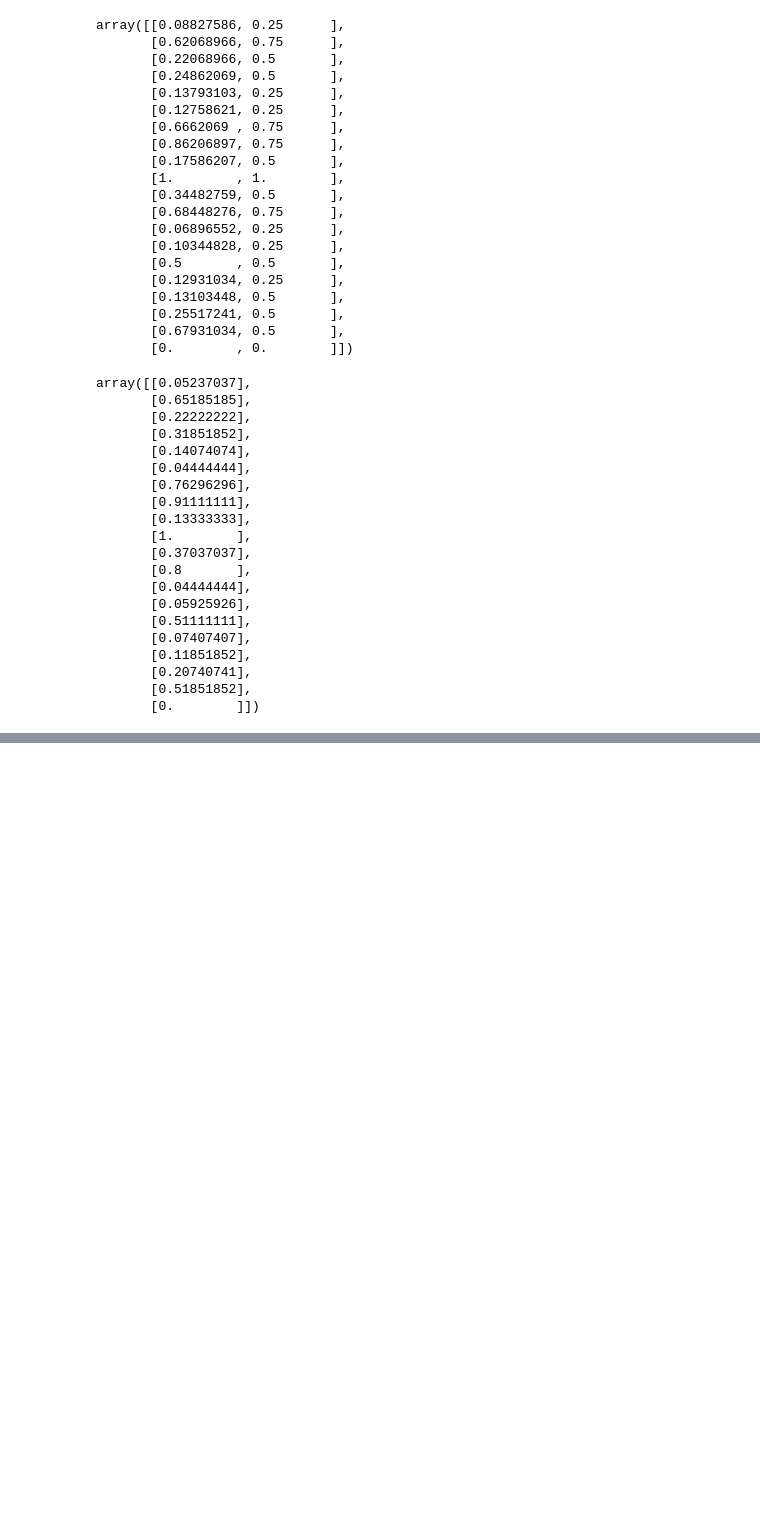
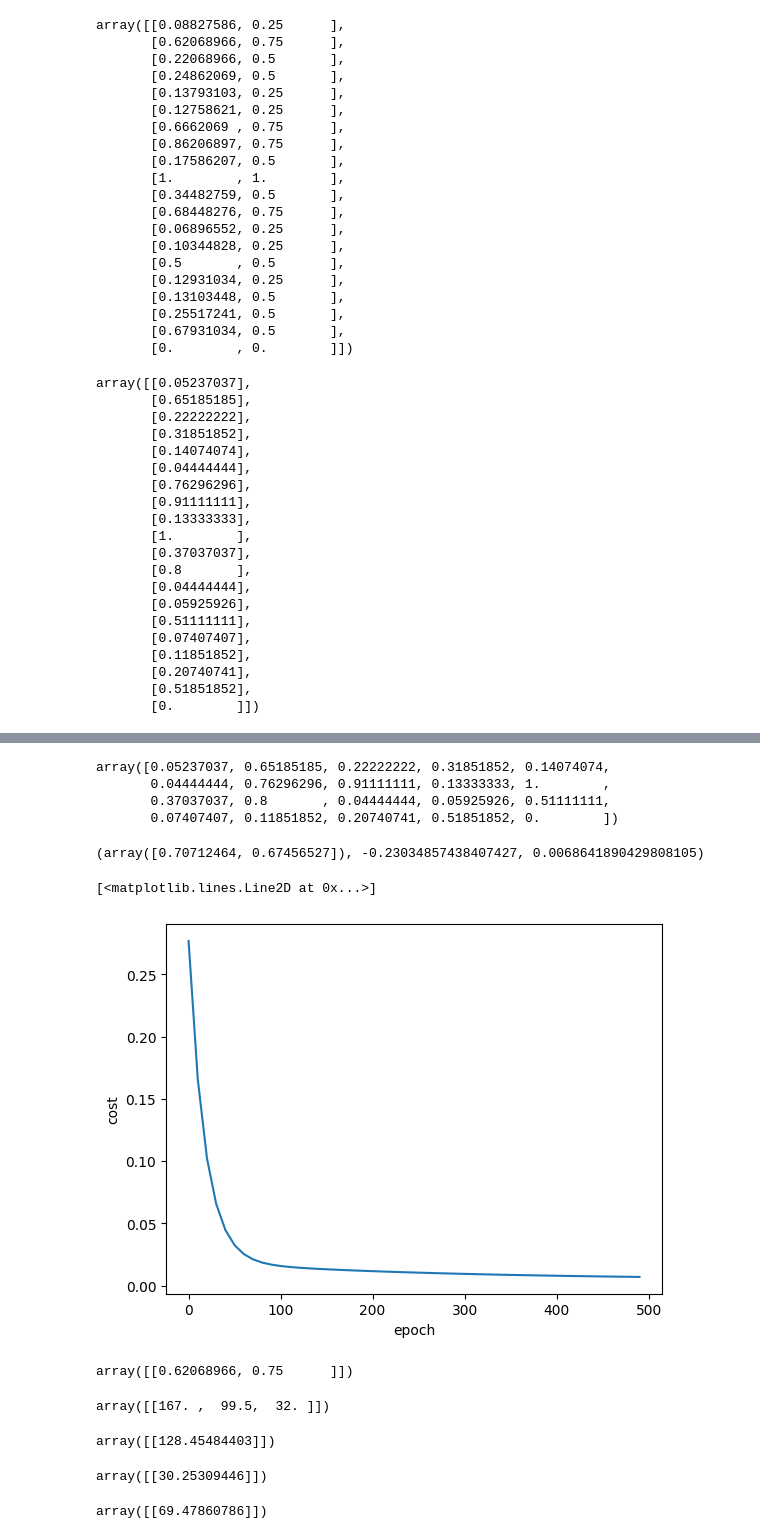
Before and after one commit to Innovanito/deep-learing-basics, a Jupyter notebook: Stochastic,Batch,Mini Batch/main.ipynb, the cells around one changed output, grey strips where cells are left out. Saved outputs shown, nothing was run; the diff lists cells and outputs as text; code cells hidden in the pictures; blank space fills up the shorter version.

Commit message:
before mini batch exercise

```diff
--- a/Stochastic,Batch,Mini Batch/main.ipynb
+++ b/Stochastic,Batch,Mini Batch/main.ipynb
@@ -74,0 +69,3 @@ def batch_gradient_descent(X, y_true, epochs, learning_rate = 0.01):
+# %%
+w = np.ones(shape=(2))
+w
@@ -74,0 +115,55 @@ def batch_gradient_descent(X, y_true, epochs, learning_rate = 0.01):
+# %%
+scaled_y.reshape(scaled_y.shape[0],)
+# %% [output]
+array([0.05237037, 0.65185185, 0.22222222, 0.31851852, 0.14074074,
+       0.04444444, 0.76296296, 0.91111111, 0.13333333, 1.        ,
+       0.37037037, 0.8       , 0.04444444, 0.05925926, 0.51111111,
+       0.07407407, 0.11851852, 0.20740741, 0.51851852, 0.        ])
+# %%
+def batch_gradient_descent(X, y_true, epochs, learning_rate = 0.01):
+
+  number_of_features = X.shape[1]
+
+  w = np.ones(shape=(number_of_features))
+  b = 0
+  total_samples = X.shape[0]
+
+  cost_list = []
+  epoch_list = []
+
+  for i in range(epochs):
+    y_predicted =  np.dot(w, scaled_X.T) + b # w1 * area1 + w2 * bedrooms1 + b
+
+    w_grad = -(2/total_samples) * (X.T.dot(y_true - y_predicted))
+    b_grad = -(2/total_samples) * np.sum(y_true - y_predicted)
+
+    w = w - learning_rate * w_grad
+    b = b - learning_rate * b_grad
+
+    cost = np.mean(np.square(y_true - y_predicted))
+
+    if i%10 == 0:
+      cost_list.append(cost)
+      epoch_list.append(i)
+
+  return w, b, cost, cost_list, epoch_list
+
+w, b, cost, cost_list, epoch_list = batch_gradient_descent(scaled_X, scaled_y.reshape(scaled_y.shape[0],),500)
+w, b, cost
+# %% [output]
+(array([0.70712464, 0.67456527]), -0.23034857438407427, 0.0068641890429808105)
+# %%
+plt.xlabel('epoch')
+plt.ylabel('cost')
+plt.plot(epoch_list, cost_list)
+# %% [output]
+[<matplotlib.lines.Line2D at 0x...>]
+[figure, added]
+# %%
+sx.transform([[2600,4]])
+# %% [output]
+array([[0.62068966, 0.75      ]])
+# %%
+sy.inverse_transform([[1, 0.5, 0]])
+# %% [output]
+array([[167. ,  99.5,  32. ]])
@@ -74,0 +172,18 @@ def batch_gradient_descent(X, y_true, epochs, learning_rate = 0.01):
+# %%
+def predict(area, bedrooms, w, b):
+  scaled_X = sx.transform([[area, bedrooms]])[0]
+
+  scaled_price = w[0] * scaled_X[0] + w[1] * scaled_X[1] + b
+  return sy.inverse_transform([[scaled_price]])
+
+predict(2600, 4, w, b)
+# %% [output]
+array([[128.45484403]])
+# %%
+predict(1000, 2, w, b)
+# %% [output]
+array([[30.25309446]])
+# %%
+predict(1500, 3, w, b)
+# %% [output]
+array([[69.47860786]])
```
Also changed, not shown: parts of 11 cells of this notebook.
